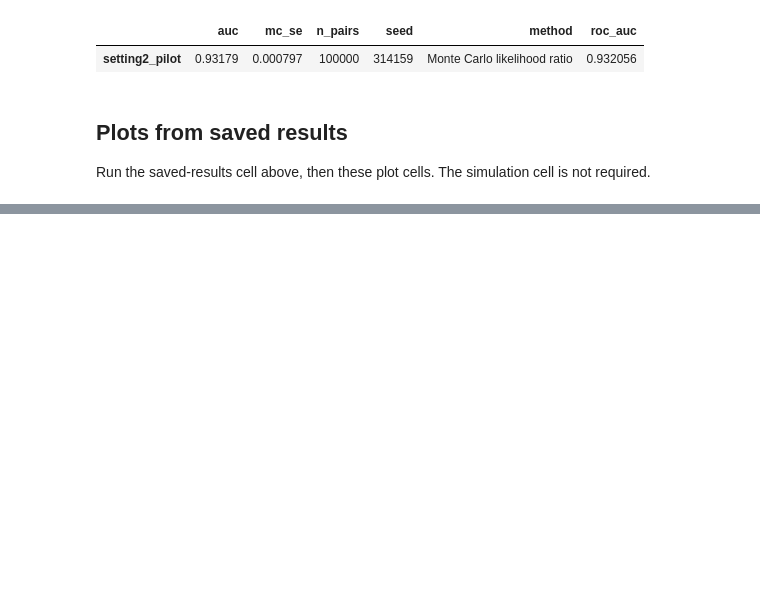
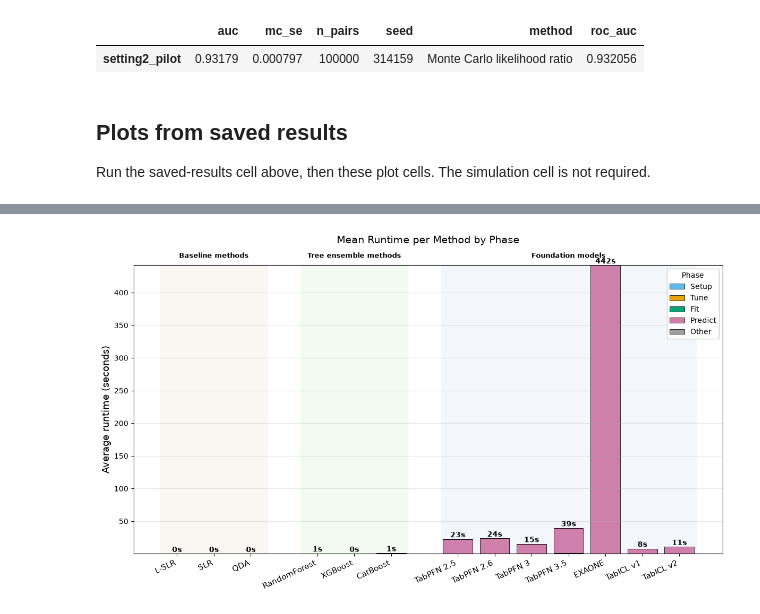
Before and after one commit to JakobHaas999/medfm, a Jupyter notebook: notebooks/run_analysis.ipynb, the cells around one changed output, grey strips where cells are left out. Saved outputs shown, nothing was run; the diff lists cells and outputs as text; code cells hidden in the pictures; blank space fills up the shorter version.

```diff
--- a/notebooks/run_analysis.ipynb
+++ b/notebooks/run_analysis.ipynb
@@ -228,0 +242,4 @@ plot_roc_curves_grid(results, names, labels=labels, dir=plots, save_path="roc.pn
+# %%
+plot_runtime_barplot_simple(results, names, labels=labels, dir=plots, save_path="runtime.png" if SAVE_REPORT_OUTPUT else None)
+# %% [output]
+[figure, added]
```
Also changed, not shown: parts of 12 cells of this notebook, 28 other files.
